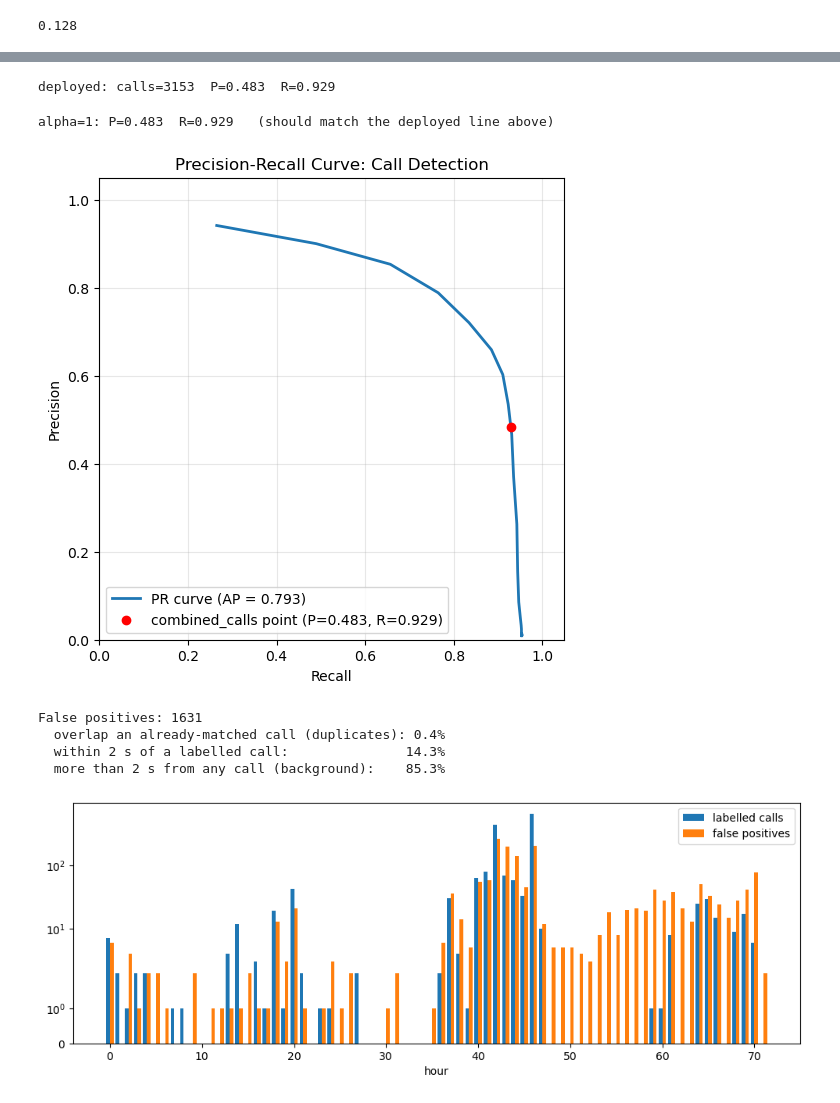
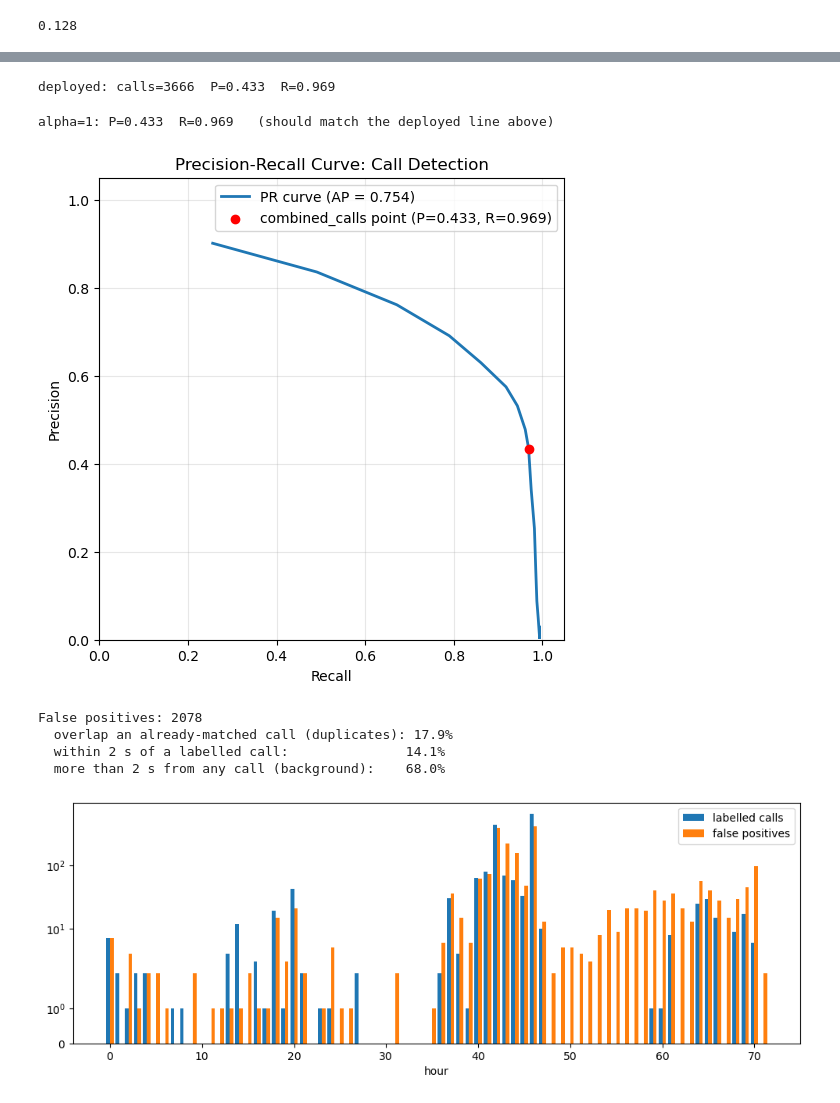
Before and after one commit to koekiekat/Skripsie, a Jupyter notebook: Final Software/stft_test_5.ipynb, the cells around one changed output, grey strips where cells are left out. Cells and saved outputs as stored; diff of their text form; code cells hidden in the pictures.

```diff
--- a/Final Software/stft_test_5.ipynb
+++ b/Final Software/stft_test_5.ipynb
@@ -33,8 +33,10 @@ DATA_22 = Path(r"C:\Users\HP\Desktop\Skripsie data\22")
 #editable variables
 feat_method = "stft"
 n_temps = 5
-min_sep_s = 1.0
+min_sep_s = 0.5
 alpha_max = 3.0
+n_hours = 72
+t_max = n_hours * 3600.0
 # %%
 #download relevent calibration info
 cfg = load_model_config(RESULTS / f"model_config_{feat_method}_{n_temps}.json")
@@ -90,7 +92,7 @@ td_intervals = get_exclusion_intervals(raven_table, exclude_labels=("td",), pad=
 # %%
 starts, ends, scaled_costs, labels = detection_pipeline(
     audio_file=DATA_22 / "20230422_171301.wav",
-    n_hours=72,
+    n_hours=n_hours,
     st_feats=st_feats, mt_feats=mt_feats, bt_feats=bt_feats,
     st_threshold=st_threshold, mt_threshold=mt_threshold, bt_threshold=bt_threshold,
     exclude_intervals=td_intervals,
@@ -118,6 +120,9 @@ Processing hour 71 of 72: 83 calls detected at the calibrated thresholds
 Processing hour 72 of 72: 2 calls detected at the calibrated thresholds
 # %%
-raven_table_no_td = [g for g in raven_table if g["label"] not in ("td",)]
+raven_table_no_td = [
+    g for g in raven_table
+    if g["label"] not in ("td",) and g["start"] < t_max
+]
 
 is_call = scaled_costs <= 1.0
 calls = [(float(s), float(e), lab) for s, e, lab in zip(starts[is_call], ends[is_call], labels[is_call])]
@@ -125,7 +130,7 @@ calls = [(float(s), float(e), lab) for s, e, lab in zip(starts[is_call], ends[is
 tp, fp, fn, false_pos, false_neg = match_detections(calls, raven_table_no_td)
 print(f"deployed: calls={len(calls)}  P={tp/(tp+fp):.3f}  R={tp/(tp+fn):.3f}")
 # %% [output]
-deployed: calls=3153  P=0.483  R=0.929
+deployed: calls=3666  P=0.433  R=0.969
 # %%
 alphas = np.unique(np.append(np.linspace(0.5, alpha_max, 40), 1.0))
 p1, r1, used = compute_pr_curve_alpha_new(starts, ends, scaled_costs, labels, raven_table_no_td, alphas)
@@ -136,36 +141,38 @@ print(f"alpha=1: P={p1[i1]:.3f}  R={r1[i1]:.3f}   (should match the deployed lin
 ap = compute_average_precision(p1, r1)
 plot_pr_curve(p1, r1, ap=ap, marked_point=(p1[i1], r1[i1]))
 # %% [output]
-alpha=1: P=0.483  R=0.929   (should match the deployed line above)
+alpha=1: P=0.433  R=0.969   (should match the deployed line above)
-[figure, old version]
+[figure, new version]
 # %%
 gt_s = np.array([g["start"] for g in raven_table_no_td])
 gt_e = np.array([g["end"] for g in raven_table_no_td])
 gaps = np.array([np.maximum(0, np.maximum(gt_s - e, s - gt_e)).min() for s, e, _ in false_pos])
 print(f"False positives: {len(gaps)}")
 print(f"  overlap an already-matched call (duplicates): {(gaps == 0).mean():.1%}")
 print(f"  within 2 s of a labelled call:               {((gaps > 0) & (gaps < 2)).mean():.1%}")
 print(f"  more than 2 s from any call (background):    {(gaps >= 2).mean():.1%}")
 
 det_s = np.array([s for s, _, _ in calls])
 fp_s = np.array([s for s, _, _ in false_pos])
-hrs = np.arange(72)
-gt_h = np.bincount((gt_s // 3600).astype(int), minlength=72)[:72]
-det_h = np.bincount((det_s // 3600).astype(int), minlength=72)[:72]
-fp_h = np.bincount((fp_s // 3600).astype(int), minlength=72)[:72]
+
+hrs = np.arange(n_hours)
+gt_h = np.bincount((gt_s // 3600).astype(int), minlength=n_hours)[:n_hours]
+det_h = np.bincount((det_s // 3600).astype(int), minlength=n_hours)[:n_hours]
+fp_h = np.bincount((fp_s // 3600).astype(int), minlength=n_hours)[:n_hours]
+
 plt.figure(figsize=(12, 4))
 plt.bar(hrs - 0.2, gt_h, width=0.4, label="labelled calls")
 plt.bar(hrs + 0.2, fp_h, width=0.4, label="false positives")
 plt.yscale("symlog")
 plt.xlabel("hour")
 plt.legend()
 plt.show()
 # %% [output]
-False positives: 1631
-  overlap an already-matched call (duplicates): 0.4%
-  within 2 s of a labelled call:               14.3%
-  more than 2 s from any call (background):    85.3%
+False positives: 2078
+  overlap an already-matched call (duplicates): 17.9%
+  within 2 s of a labelled call:               14.1%
+  more than 2 s from any call (background):    68.0%
-[figure, old version]
+[figure, new version]
 # %%
 plot_detection_spectrograms(
     false_pos,
```
Also changed, not shown: parts of 3 cells of this notebook, 7 other files.
